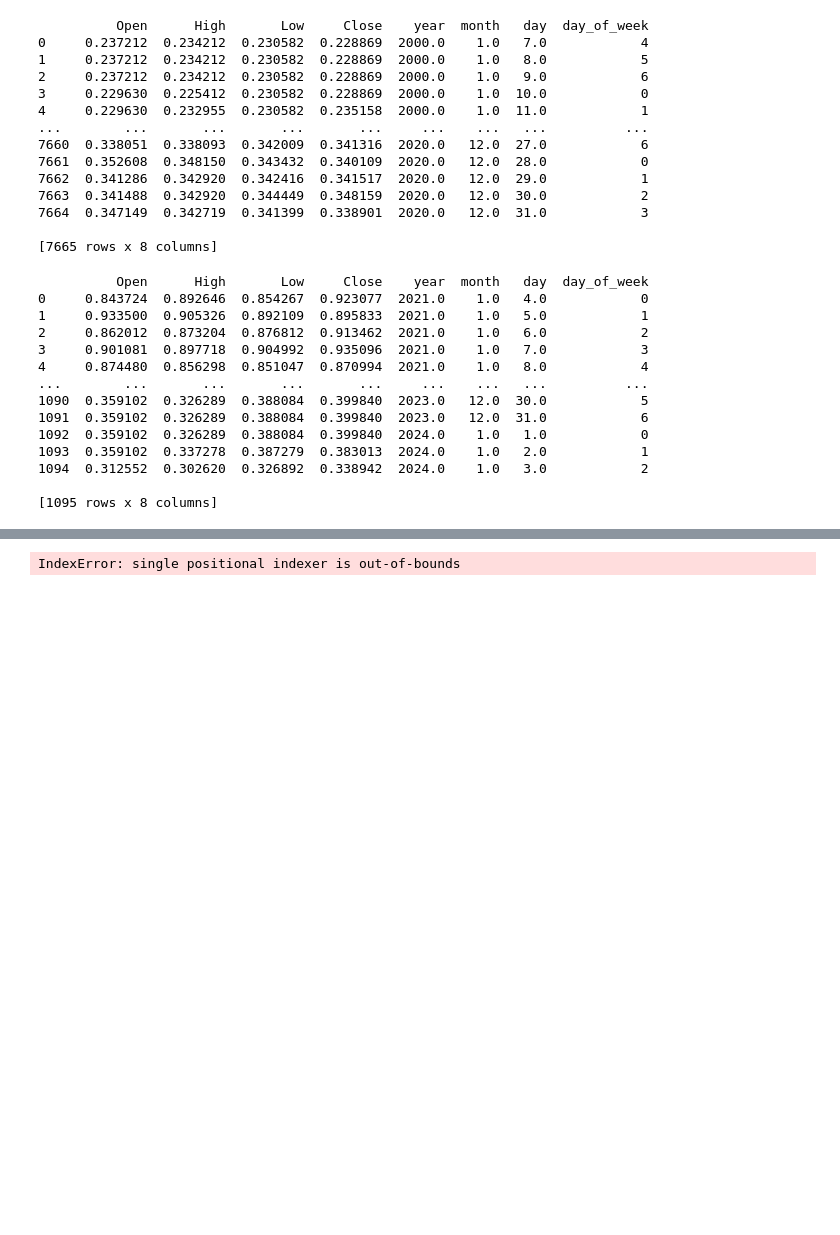
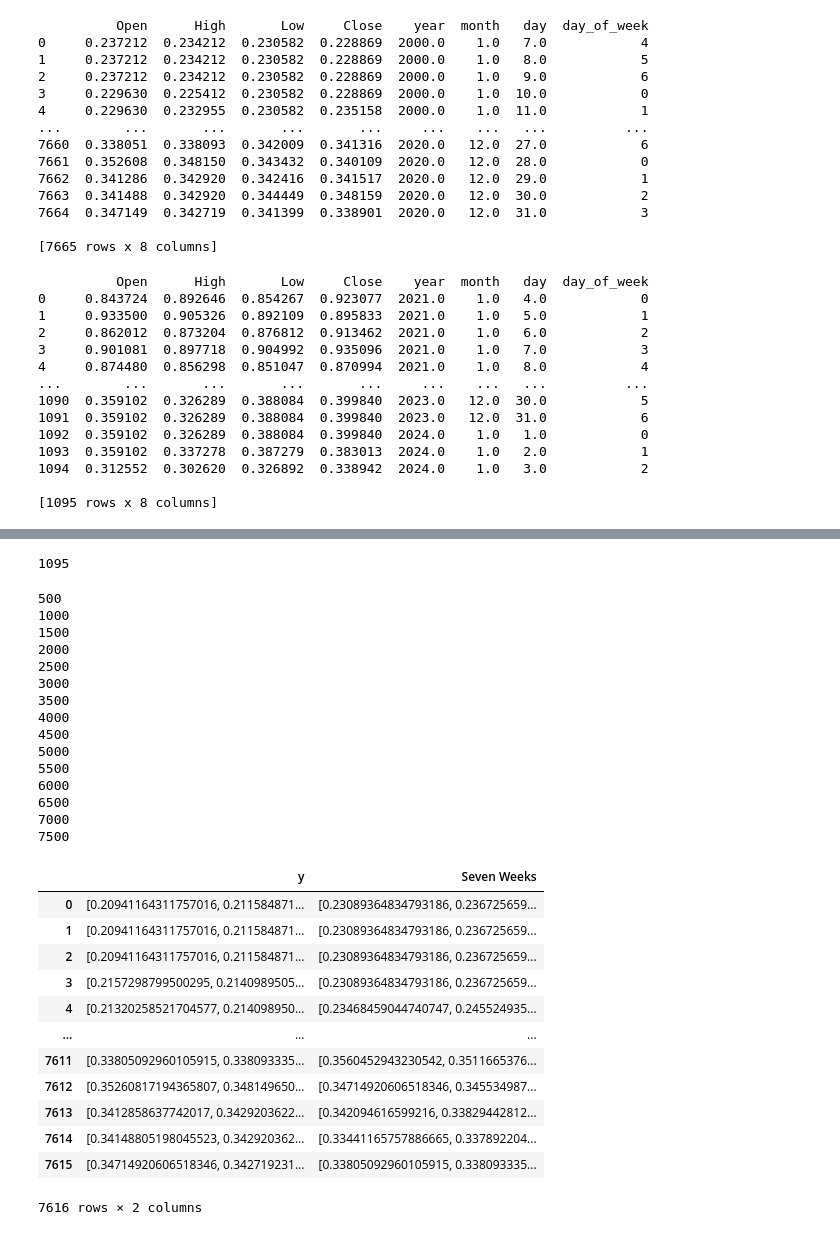
Before and after one commit to NimaJafariComp/StonksMachine, a Jupyter notebook: Models/Predicter/Training/main_predicter.ipynb, the cells around one changed output, grey strips where cells are left out. Cells and saved outputs as stored; diff of their text form; code cells hidden in the pictures; blank space fills up the shorter version.

```diff
--- a/Models/Predicter/Training/main_predicter.ipynb
+++ b/Models/Predicter/Training/main_predicter.ipynb
@@ -441,5 +345,0 @@ def create_sequences(scaled_data, y_scaled_data, seq_length, features):
-# %%
-seq_length = 10
-X, y = create_sequences(scaled_data, y_scaled_data, seq_length, features)
-# %% [output]
-IndexError: single positional indexer is out-of-bounds
@@ -453,0 +346,59 @@ y_train, y_test = y[:split], y[split:]
+# %%
+X_train = scaled_data
+X_train_length = len(X_train)
+X_test = y_scaled_data
+X_test_length = len(X_test)
+X_test_length
+# %% [output]
+1095
+# %%
+lookBackWeeks = 7
+X_train_df = pd.DataFrame(columns = ['y', "Seven Weeks"])
+X_test_df = pd.DataFrame(columns = ['y', "Seven Weeks"])
+
+for i in range (7 * lookBackWeeks, X_train_length):
+    Seven_Weeks = []
+    if i % 500 == 0:
+        print(i)
+    for j in range (i-7, i-50, -7):
+        row = X_train.iloc[j][features].to_list()
+        Seven_Weeks += row
+
+    current_day = X_train.iloc[i][features].to_list()
+
+    new_row = pd.DataFrame({
+        'y': [current_day],
+        'Seven Weeks': [Seven_Weeks]
+    })
+
+    X_train_df = pd.concat([X_train_df, new_row], ignore_index=True)
+X_train_df
+# %% [output]
+500
+1000
+1500
+2000
+2500
+3000
+3500
+4000
+4500
+5000
+5500
+6000
+6500
+7000
+7500
+|  | y | Seven Weeks |
+| 0 | [0.20941164311757016, 0.211584871... | [0.23089364834793186, 0.236725659... |
+| 1 | [0.20941164311757016, 0.211584871... | [0.23089364834793186, 0.236725659... |
+| 2 | [0.20941164311757016, 0.211584871... | [0.23089364834793186, 0.236725659... |
+| 3 | [0.2157298799500295, 0.2140989505... | [0.23089364834793186, 0.236725659... |
+| 4 | [0.21320258521704577, 0.214098950... | [0.23468459044740747, 0.245524935... |
+| ... | ... | ... |
+| 7611 | [0.33805092960105915, 0.338093335... | [0.3560452943230542, 0.3511665376... |
+| 7612 | [0.35260817194365807, 0.348149650... | [0.34714920606518346, 0.345534987... |
+| 7613 | [0.3412858637742017, 0.3429203622... | [0.342094616599216, 0.33829442812... |
+| 7614 | [0.34148805198045523, 0.342920362... | [0.33441165757886665, 0.337892204... |
+| 7615 | [0.34714920606518346, 0.342719231... | [0.33805092960105915, 0.338093335... |
+7616 rows × 2 columns
```
Also changed, not shown: parts of 32 cells of this notebook, 2 other files.
